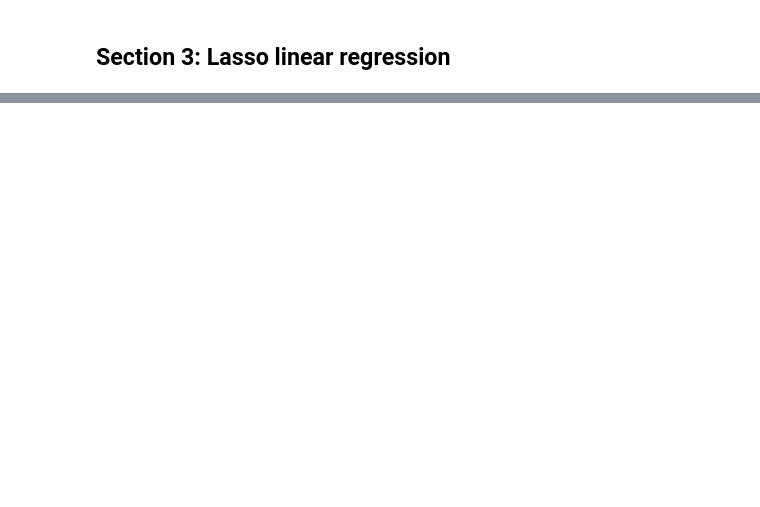
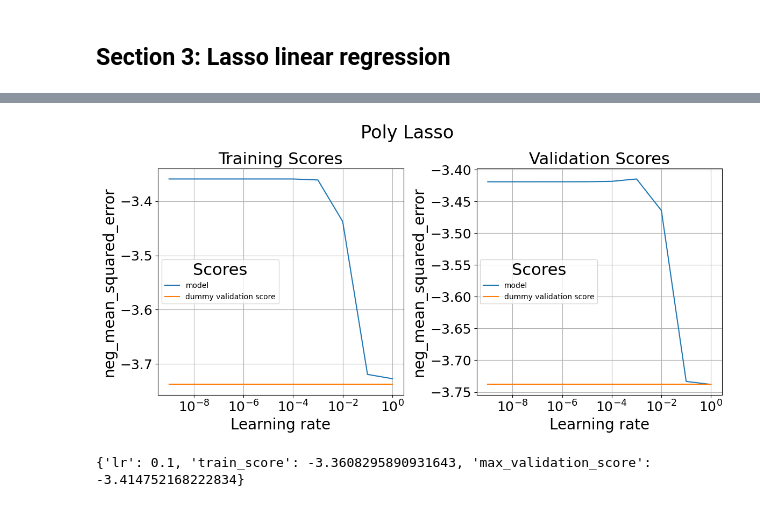
Before and after one commit to matanophir/IML_3, a Jupyter notebook: 314683079-208115055.ipynb, the cells around one changed output, grey strips where cells are left out. Drawn from its saved outputs; the diff is of its cells as text; code cells hidden in the pictures; blank space fills up the shorter version.

```diff
--- a/314683079-208115055.ipynb
+++ b/314683079-208115055.ipynb
@@ -222,0 +254,7 @@ print(np.sort(fitted_lasso.coef_))
+# %%
+
+poly_x_train = train_df[['PCR_03','PCR_07']].to_numpy()
+poly_y_train = train_df['contamination_level']
+
+poly_x_test = test_df[['PCR_03','PCR_07']].to_numpy()
+poly_y_test = test_df['contamination_level']
@@ -222,0 +291,29 @@ print(np.sort(fitted_lasso.coef_))
+# %%
+
+fig, ax = plt.subplots(1,2, figsize=(12, 6))
+
+fig.suptitle('Poly Lasso', fontsize=24)
+ax[0].semilogx(values, train_scores, label='model')
+ax[0].semilogx(values, dummy_val_scores, label='dummy validation score')
+ax[0].set_xlabel('Learning rate')
+ax[0].set_ylabel('neg_mean_squared_error')
+ax[0].set_title('Training Scores')
+ax[0].grid(True)
+ax[0].legend(fontsize=10, title='Scores')
+
+ax[1].semilogx(values, validation_scores, label='model')
+ax[1].semilogx(values, dummy_val_scores, label='dummy validation score')
+ax[1].set_xlabel('Learning rate')
+ax[1].set_ylabel('neg_mean_squared_error')
+ax[1].set_title('Validation Scores')
+ax[1].grid(True)
+ax[1].legend(fontsize=10, title='Scores')
+
+plt.tight_layout()
+plt.show()
+# %% [output]
+[figure, added]
+# %%
+print(max_score)
+# %% [output]
+{'lr': 0.1, 'train_score': -3.3608295890931643, 'max_validation_score': -3.414752168222834}
```
Also changed, not shown: parts of 29 cells of this notebook, 3 other files.
